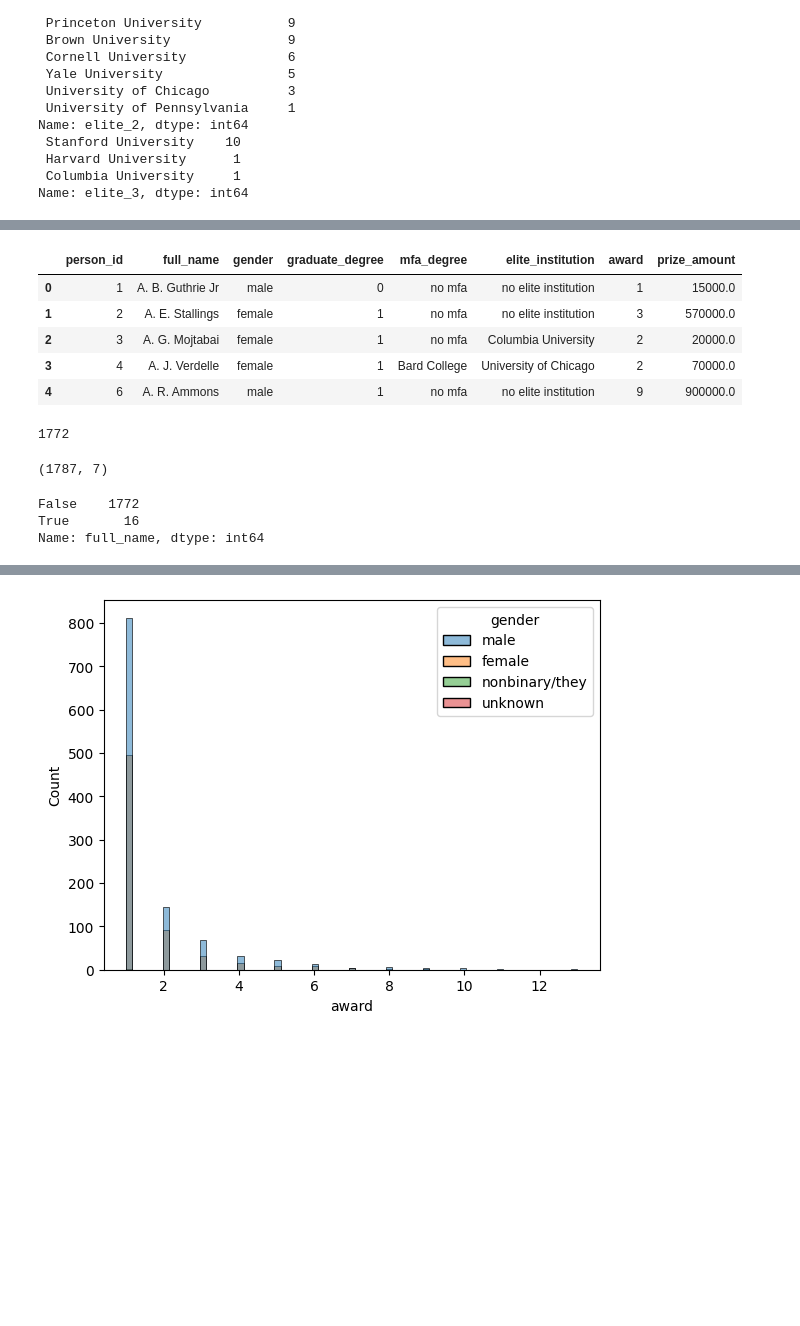
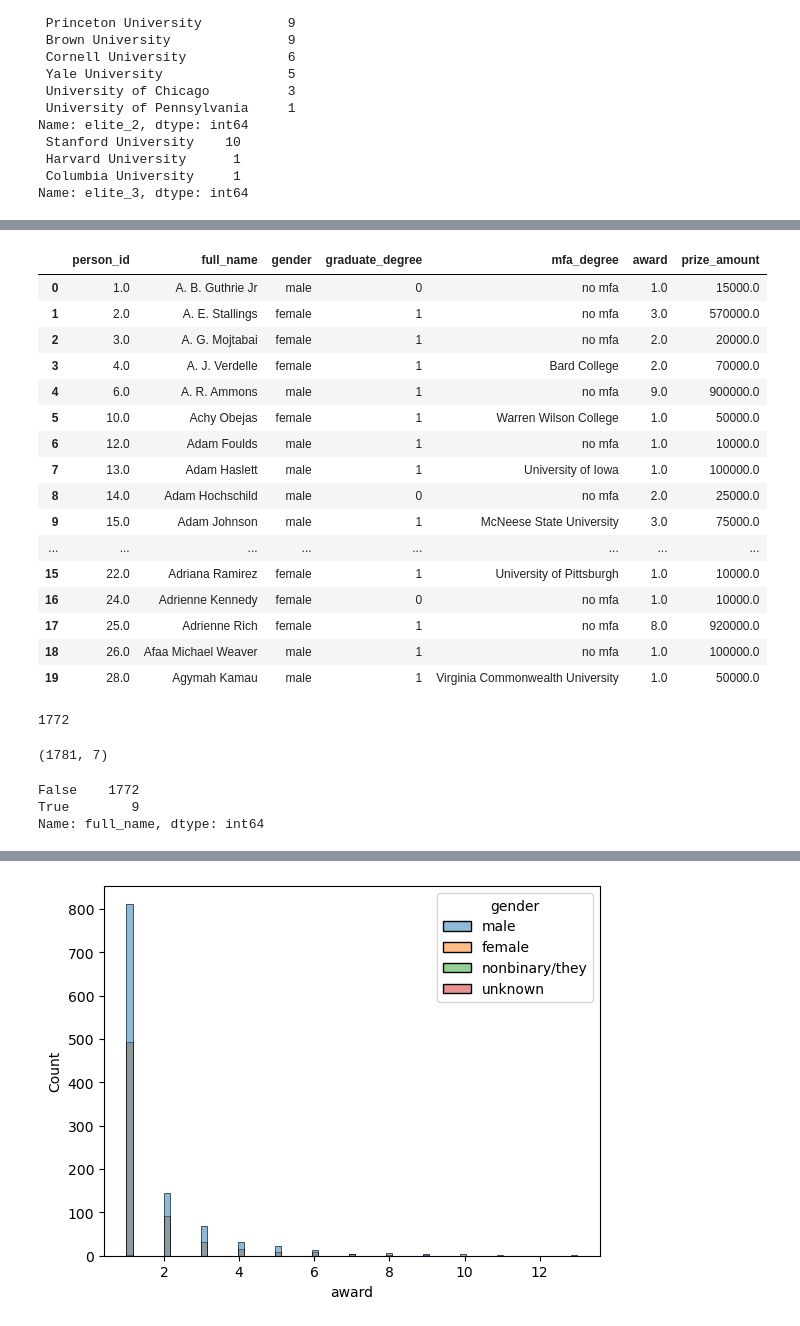
Before and after one commit to abigwind/literary-prizes, a Jupyter notebook: LitearyPrizesEDA.ipynb, the cells around one changed output, grey strips where cells are left out. Drawn from its saved outputs; the diff is of its cells as text; code cells hidden in the pictures; blank space fills up the shorter version.

```diff
--- a/LitearyPrizesEDA.ipynb
+++ b/LitearyPrizesEDA.ipynb
@@ -518,19 +535,30 @@ df['elite_institution'] = df['elite_institution'].fillna('no elite institution')
 # %%
 #Let's create a DF that has one row per author with info about their sum awards,
 #sum amount won, gender, elite institution, MFA,
 
 authors = df.groupby(['person_id', 'full_name',
-                     'gender', 'graduate_degree', 'mfa_degree', 'elite_institution'
+                     'gender', 'graduate_degree', 'mfa_degree',
                      ]).agg({'award': 'sum', 'prize_amount': 'sum'}).reset_index()
 
-authors.head()
+authors.head(20)
 # %% [output]
-|  | person_id | full_name | gender | graduate_degree | mfa_degree | elite_institution | award | prize_amount |
-| 0 | 1 | A. B. Guthrie Jr | male | 0 | no mfa | no elite institution | 1 | 15000.0 |
-| 1 | 2 | A. E. Stallings | female | 1 | no mfa | no elite institution | 3 | 570000.0 |
-| 2 | 3 | A. G. Mojtabai | female | 1 | no mfa | Columbia University | 2 | 20000.0 |
-| 3 | 4 | A. J. Verdelle | female | 1 | Bard College | University of Chicago | 2 | 70000.0 |
-| 4 | 6 | A. R. Ammons | male | 1 | no mfa | no elite institution | 9 | 900000.0 |
+|  | person_id | full_name | gender | graduate_degree | mfa_degree | award | prize_amount |
+| 0 | 1.0 | A. B. Guthrie Jr | male | 0 | no mfa | 1.0 | 15000.0 |
+| 1 | 2.0 | A. E. Stallings | female | 1 | no mfa | 3.0 | 570000.0 |
+| 2 | 3.0 | A. G. Mojtabai | female | 1 | no mfa | 2.0 | 20000.0 |
+| 3 | 4.0 | A. J. Verdelle | female | 1 | Bard College | 2.0 | 70000.0 |
+| 4 | 6.0 | A. R. Ammons | male | 1 | no mfa | 9.0 | 900000.0 |
+| 5 | 10.0 | Achy Obejas | female | 1 | Warren Wilson College | 1.0 | 50000.0 |
+| 6 | 12.0 | Adam Foulds | male | 1 | no mfa | 1.0 | 10000.0 |
+| 7 | 13.0 | Adam Haslett | male | 1 | University of Iowa | 1.0 | 100000.0 |
+| 8 | 14.0 | Adam Hochschild | male | 0 | no mfa | 2.0 | 25000.0 |
+| 9 | 15.0 | Adam Johnson | male | 1 | McNeese State University | 3.0 | 75000.0 |
+| ... | ... | ... | ... | ... | ... | ... | ... |
+| 15 | 22.0 | Adriana Ramirez | female | 1 | University of Pittsburgh | 1.0 | 10000.0 |
+| 16 | 24.0 | Adrienne Kennedy | female | 0 | no mfa | 1.0 | 10000.0 |
+| 17 | 25.0 | Adrienne Rich | female | 1 | no mfa | 8.0 | 920000.0 |
+| 18 | 26.0 | Afaa Michael Weaver | male | 1 | no mfa | 1.0 | 100000.0 |
+| 19 | 28.0 | Agymah Kamau | male | 1 | Virginia Commonwealth University | 1.0 | 50000.0 |
 # %%
 authors.full_name.nunique()
 # %% [output]
@@ -538,13 +566,13 @@ authors.full_name.nunique()
 # %%
 authors.shape
 # %% [output]
-(1787, 7)
+(1781, 7)
 # %%
 n_duplicates = authors.full_name.duplicated()
 print(n_duplicates.value_counts())
 # %% [output]
 False    1772
-True       16
+True        9
 Name: full_name, dtype: int64
 # %%
 authors[n_duplicates]
```
Also changed, not shown: parts of 82 cells of this notebook.
